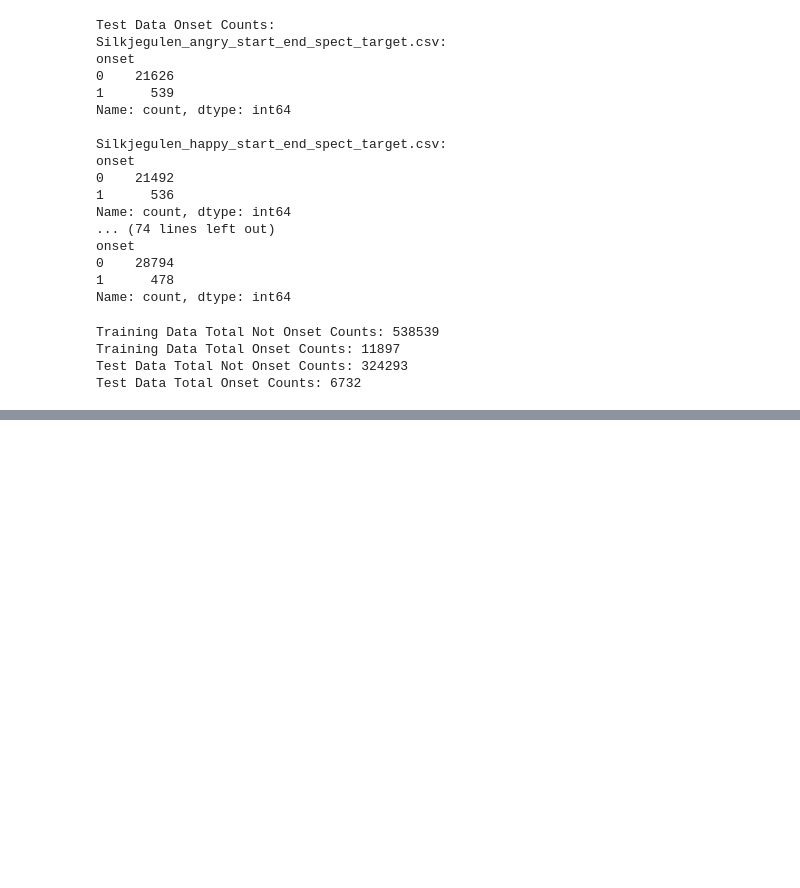
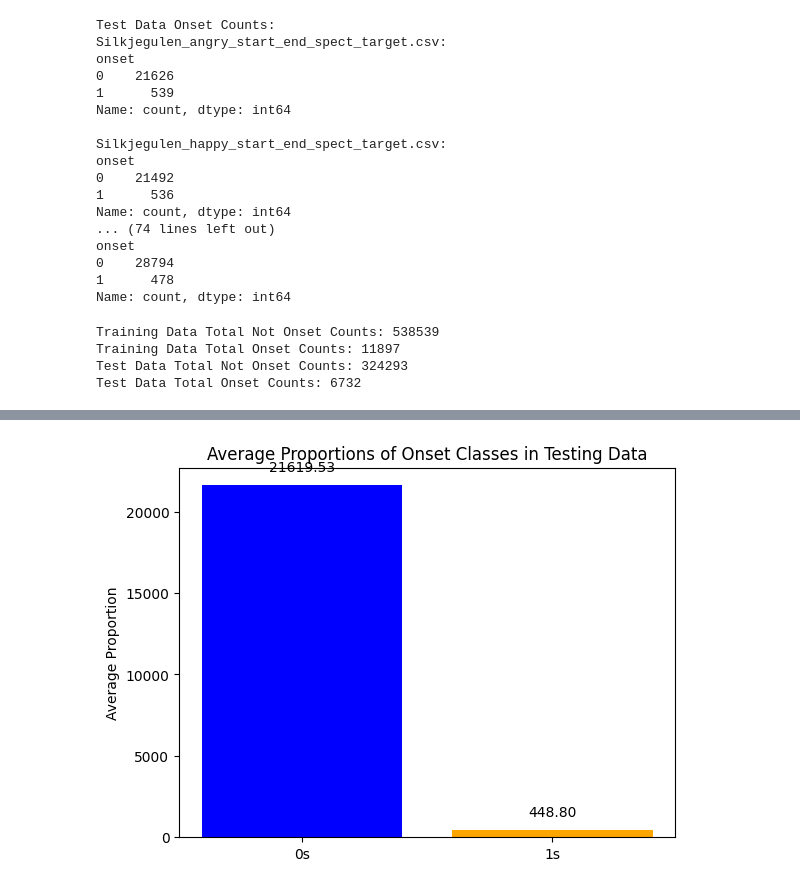
Before and after one commit to Tjielke/deep_learning_music_project, a Jupyter notebook: Main/data_exploration.ipynb, the cells around one changed output, grey strips where cells are left out. Cells and saved outputs as stored; diff of their text form; code cells hidden in the pictures; blank space fills up the shorter version.

```diff
--- a/Main/data_exploration.ipynb
+++ b/Main/data_exploration.ipynb
@@ -88,0 +223,4 @@ Test Data Total Onset Counts: 6732
+# %%
+plot_average_distribution(test_onset_counts, "Testing")
+# %% [output]
+[figure, added]
```
Also changed, not shown: parts of 8 cells of this notebook.
